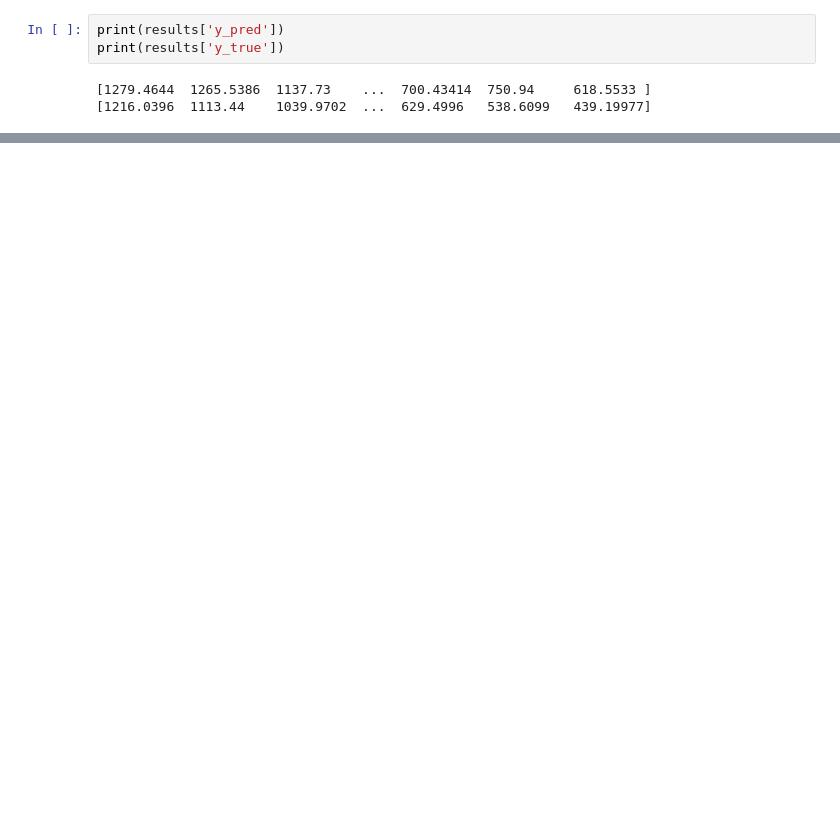
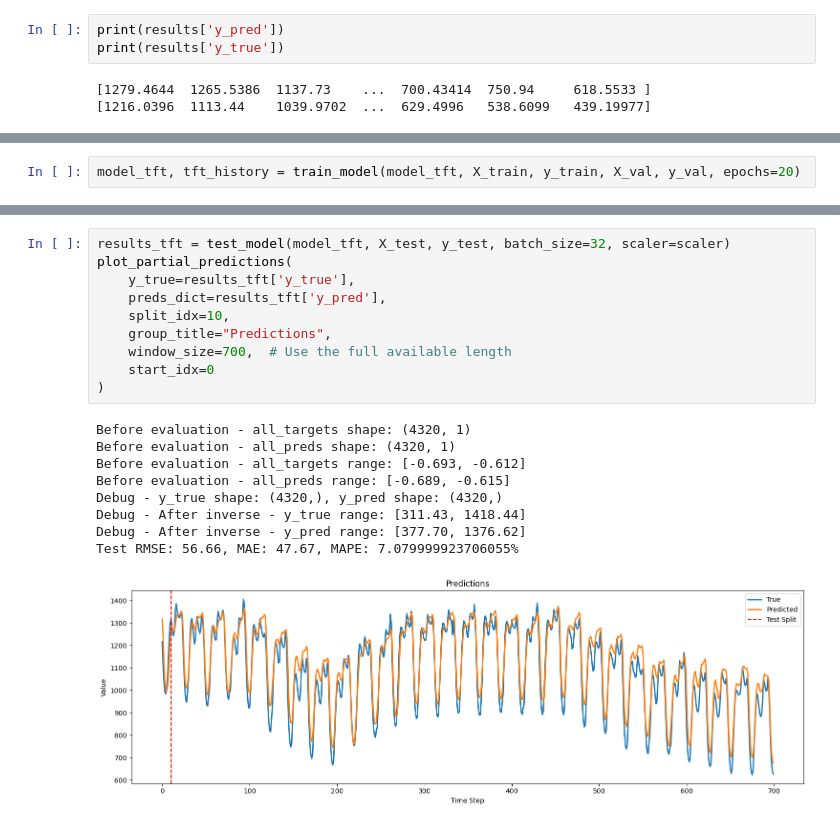
Before and after one commit to H1406/energy-forecasting, a Jupyter notebook: model.ipynb, the cells around one changed output, grey strips where cells are left out. Drawn from its saved outputs; the diff is of its cells as text; blank space fills up the shorter version.

```diff
--- a/model.ipynb
+++ b/model.ipynb
@@ -610,0 +1380,2 @@ print(results['y_true'])
+# %%
+model_tft, tft_history = train_model(model_tft, X_train, y_train, X_val, y_val, epochs=20)
@@ -610,0 +1397,20 @@ print(results['y_true'])
+# %%
+results_tft = test_model(model_tft, X_test, y_test, batch_size=32, scaler=scaler)
+plot_partial_predictions(
+    y_true=results_tft['y_true'],
+    preds_dict=results_tft['y_pred'],
+    split_idx=10,
+    group_title="Predictions",
+    window_size=700,  # Use the full available length
+    start_idx=0
+)
+# %% [output]
+Before evaluation - all_targets shape: (4320, 1)
+Before evaluation - all_preds shape: (4320, 1)
+Before evaluation - all_targets range: [-0.693, -0.612]
+Before evaluation - all_preds range: [-0.689, -0.615]
+Debug - y_true shape: (4320,), y_pred shape: (4320,)
+Debug - After inverse - y_true range: [311.43, 1418.44]
+Debug - After inverse - y_pred range: [377.70, 1376.62]
+Test RMSE: 56.66, MAE: 47.67, MAPE: 7.079999923706055%
+[figure, added]
```
Also changed, not shown: parts of 11 cells of this notebook, 1 other file.
